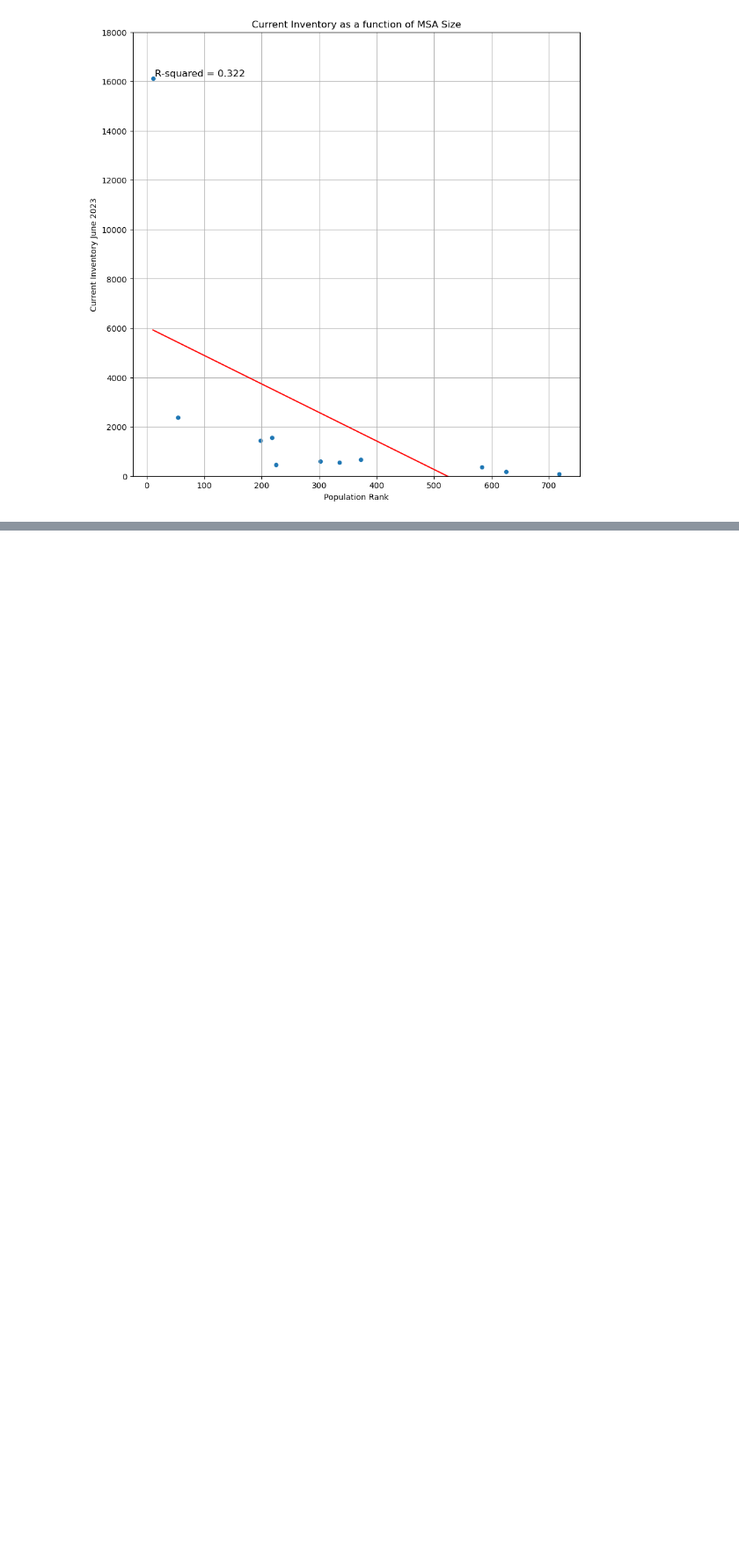
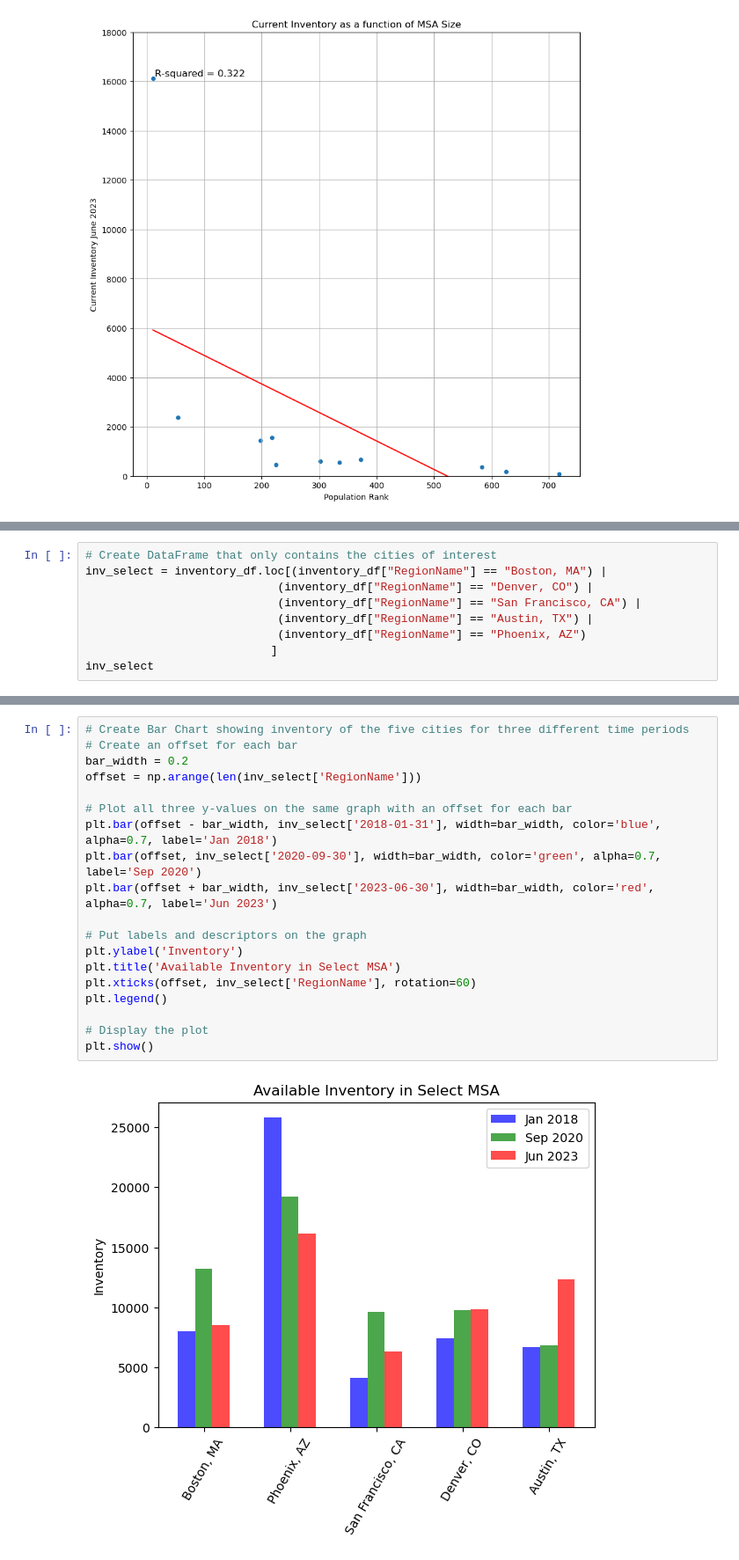
Before and after one commit to grantkerkman/project1_housing, a Jupyter notebook: grant_notebook.ipynb, the cells around one changed output, grey strips where cells are left out. Shown at 88% size. Drawn from its saved outputs; the diff is of its cells as text; blank space fills up the shorter version.

```diff
--- a/grant_notebook.ipynb
+++ b/grant_notebook.ipynb
@@ -469,0 +478,9 @@ plt.show()
+# %%
+# Create DataFrame that only contains the cities of interest
+inv_select = inventory_df.loc[(inventory_df["RegionName"] == "Boston, MA") |
+                            (inventory_df["RegionName"] == "Denver, CO") |
+                            (inventory_df["RegionName"] == "San Francisco, CA") |
+                            (inventory_df["RegionName"] == "Austin, TX") |
+                            (inventory_df["RegionName"] == "Phoenix, AZ")
+                           ]
+inv_select
@@ -469,0 +495,21 @@ plt.show()
+# %%
+# Create Bar Chart showing inventory of the five cities for three different time periods
+# Create an offset for each bar
+bar_width = 0.2
+offset = np.arange(len(inv_select['RegionName']))
+
+# Plot all three y-values on the same graph with an offset for each bar
+plt.bar(offset - bar_width, inv_select['2018-01-31'], width=bar_width, color='blue', alpha=0.7, label='Jan 2018')
+plt.bar(offset, inv_select['2020-09-30'], width=bar_width, color='green', alpha=0.7, label='Sep 2020')
+plt.bar(offset + bar_width, inv_select['2023-06-30'], width=bar_width, color='red', alpha=0.7, label='Jun 2023')
+
+# Put labels and descriptors on the graph
+plt.ylabel('Inventory')
+plt.title('Available Inventory in Select MSA')
+plt.xticks(offset, inv_select['RegionName'], rotation=60)
+plt.legend()
+
+# Display the plot
+plt.show()
+# %% [output]
+[figure, added]
```
Also changed, not shown: parts of 18 cells of this notebook.
